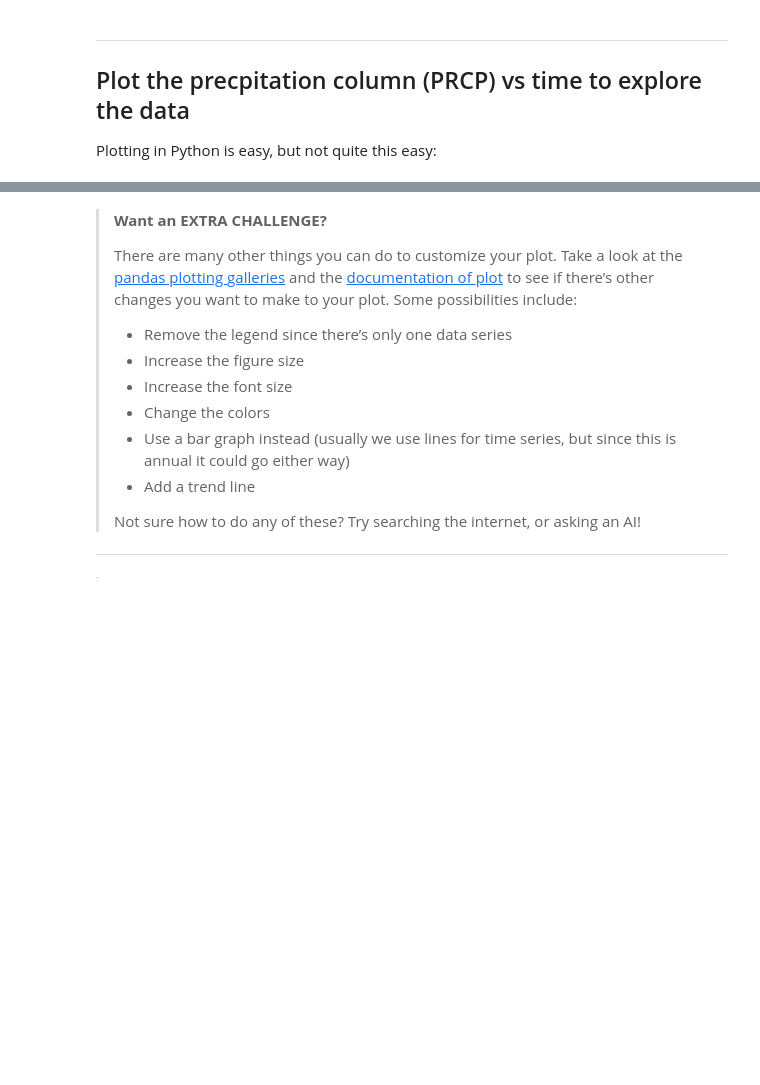
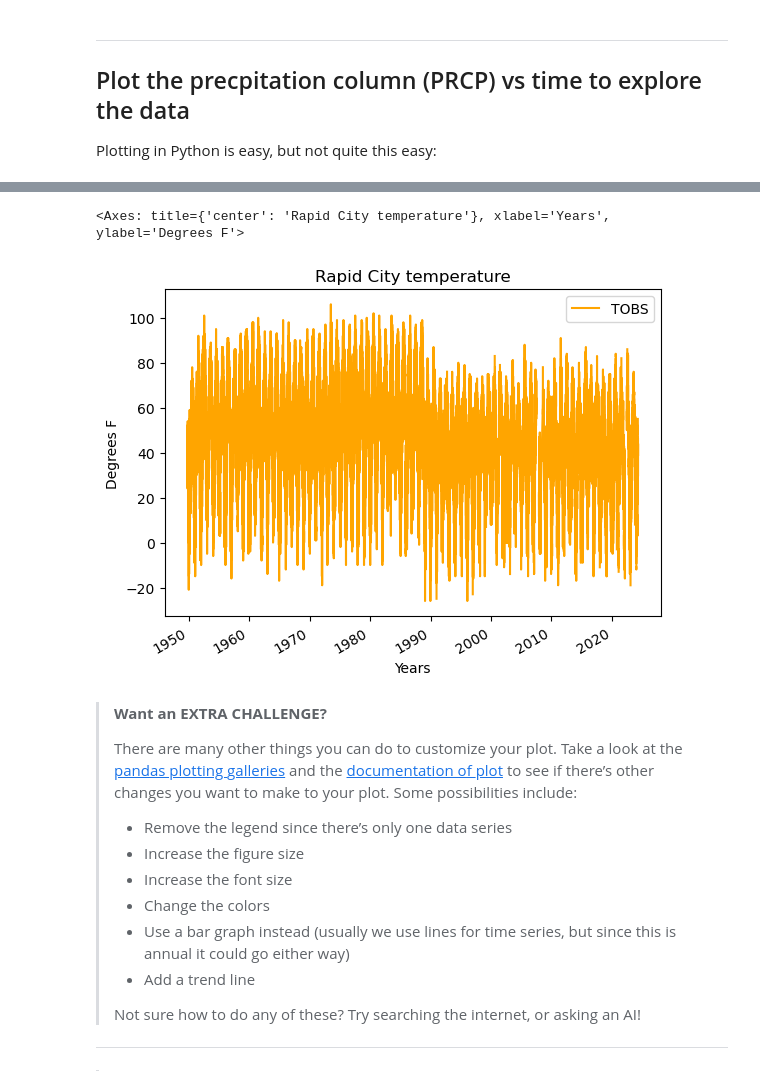
Before and after one commit to cu-esiil-edu/stars-01-get-started-deaglestaff, a Jupyter notebook: Get Started with Open Reproducible Science!.ipynb, the cells around one changed output, grey strips where cells are left out. Cells and saved outputs as stored; diff of their text form; code cells hidden in the pictures; blank space fills up the shorter version.

```diff
--- a/Get Started with Open Reproducible Science!.ipynb
+++ b/Get Started with Open Reproducible Science!.ipynb
@@ -405,3 +446,14 @@ rapid_df.plot(
+# %%
+# Plot the data using .plot
+rapid_df.plot(
+    y='TOBS',
+    title='Rapid City temperature',
+    xlabel='Years',
+    ylabel='Degrees F',
+    color="orange")
+# %% [output]
+<Axes: title={'center': 'Rapid City temperature'}, xlabel='Years', ylabel='Degrees F'>
+[figure, added]
 # %% [markdown]
 > **<i class="fa fa-solid fa-pepper-hot fa-large" aria-label="pepper-hot"></i>
 > Want an EXTRA CHALLENGE?**
```
Also changed, not shown: parts of 8 cells of this notebook.
